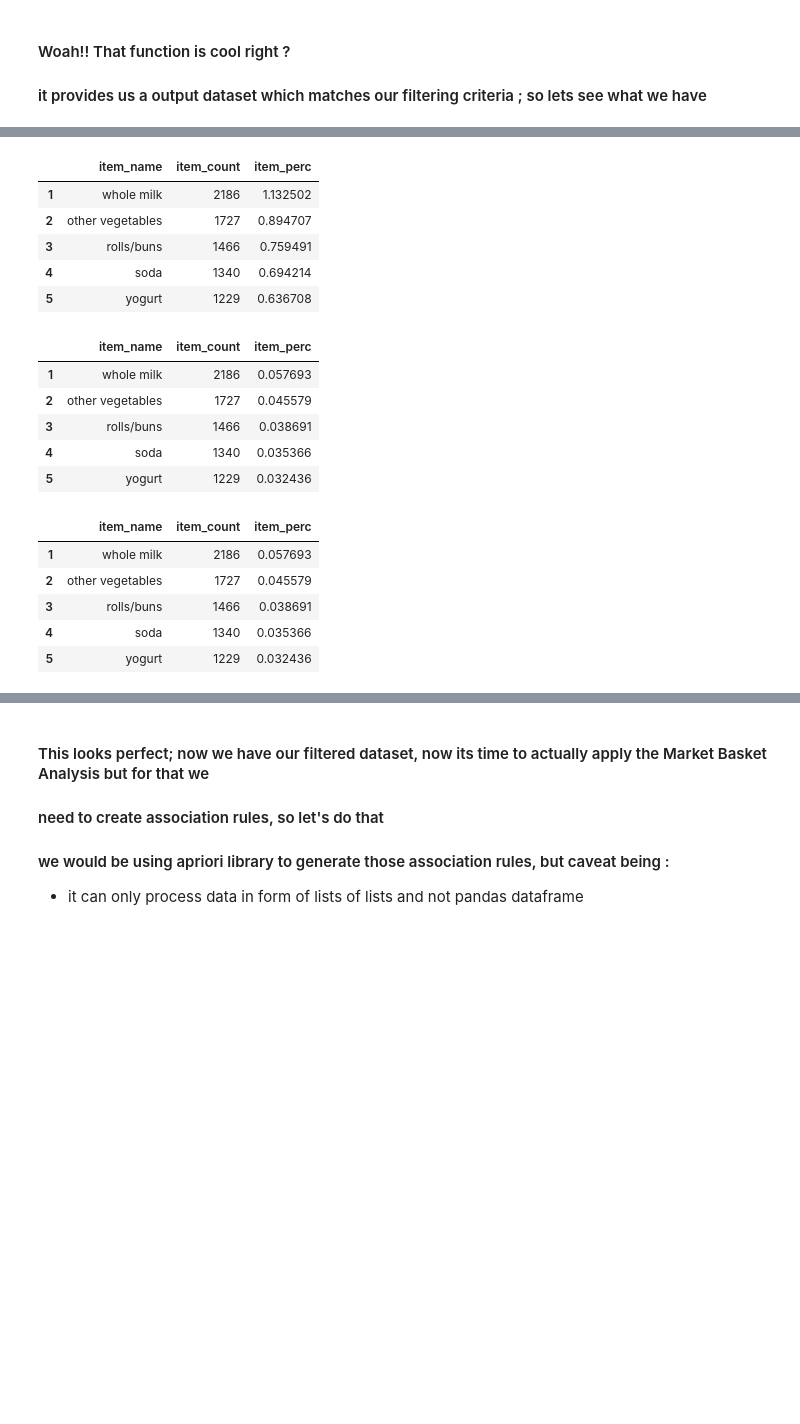
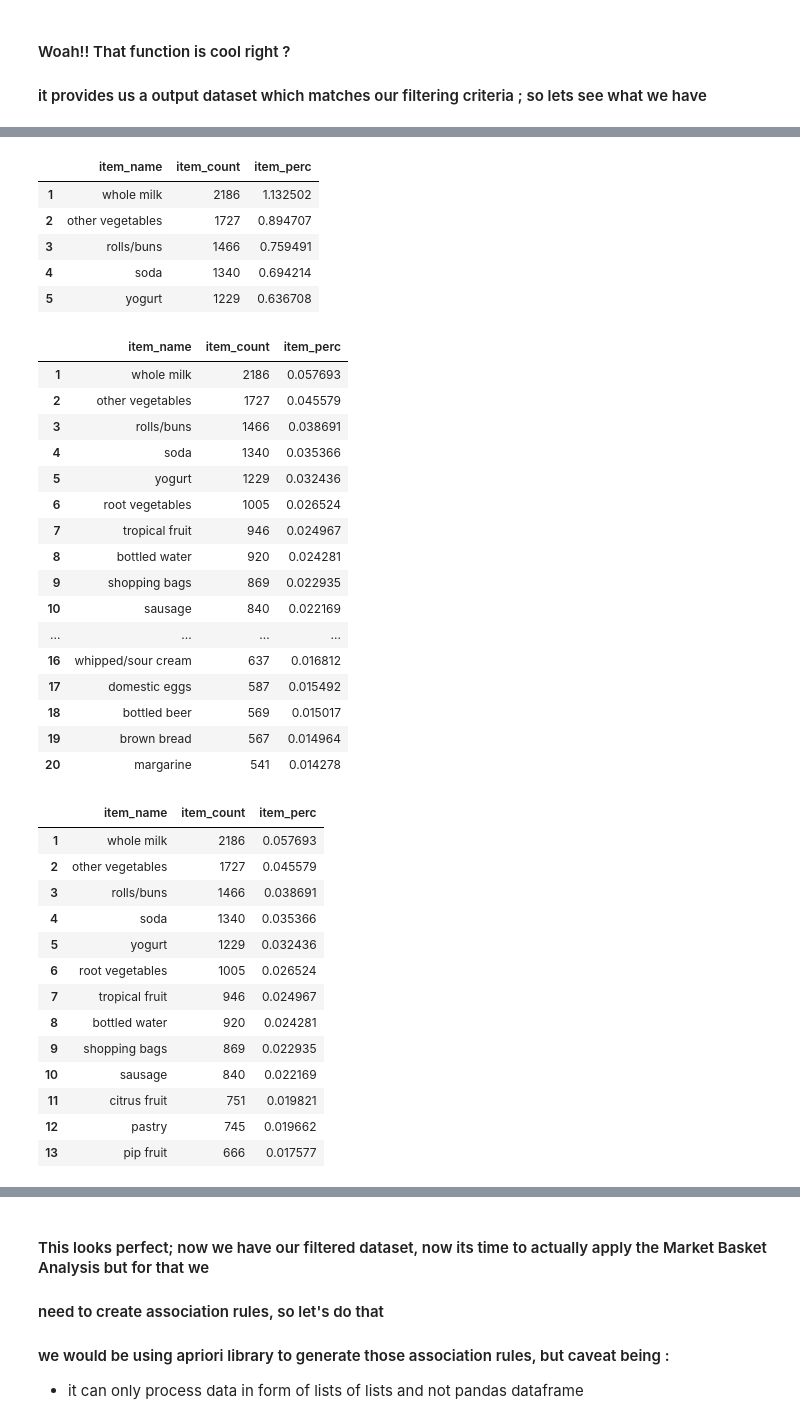
Before and after one commit to Tirth-1999/Market-Basket-Analysis, a Jupyter notebook: Market Basket Analysis Using Python.ipynb, the cells around one changed output, grey strips where cells are left out. Drawn from its saved outputs; the diff is of its cells as text; code cells hidden in the pictures; blank space fills up the shorter version.

```diff
--- a/Market Basket Analysis Using Python.ipynb
+++ b/Market Basket Analysis Using Python.ipynb
@@ -102,26 +113,45 @@ display(final_item_df.head())
 # %%
 final_market_df = final_market_list[1]
 final_market_df_without_null = final_market_list[2]
 output_df = final_market_list[3]
 display(final_market_df.head())
-display(final_market_df_without_null.head())
-display(output_df.head())
+display(final_market_df_without_null.head(20))
+display(output_df.head(20))
 # %% [output]
 |  | item_name | item_count | item_perc |
 | 1 | whole milk | 2186 | 1.132502 |
 | 2 | other vegetables | 1727 | 0.894707 |
 | 3 | rolls/buns | 1466 | 0.759491 |
 | 4 | soda | 1340 | 0.694214 |
 | 5 | yogurt | 1229 | 0.636708 |
 |  | item_name | item_count | item_perc |
 | 1 | whole milk | 2186 | 0.057693 |
 | 2 | other vegetables | 1727 | 0.045579 |
 | 3 | rolls/buns | 1466 | 0.038691 |
 | 4 | soda | 1340 | 0.035366 |
 | 5 | yogurt | 1229 | 0.032436 |
+| 6 | root vegetables | 1005 | 0.026524 |
+| 7 | tropical fruit | 946 | 0.024967 |
+| 8 | bottled water | 920 | 0.024281 |
+| 9 | shopping bags | 869 | 0.022935 |
+| 10 | sausage | 840 | 0.022169 |
+| ... | ... | ... | ... |
+| 16 | whipped/sour cream | 637 | 0.016812 |
+| 17 | domestic eggs | 587 | 0.015492 |
+| 18 | bottled beer | 569 | 0.015017 |
+| 19 | brown bread | 567 | 0.014964 |
+| 20 | margarine | 541 | 0.014278 |
 |  | item_name | item_count | item_perc |
 | 1 | whole milk | 2186 | 0.057693 |
 | 2 | other vegetables | 1727 | 0.045579 |
 | 3 | rolls/buns | 1466 | 0.038691 |
 | 4 | soda | 1340 | 0.035366 |
 | 5 | yogurt | 1229 | 0.032436 |
+| 6 | root vegetables | 1005 | 0.026524 |
+| 7 | tropical fruit | 946 | 0.024967 |
+| 8 | bottled water | 920 | 0.024281 |
+| 9 | shopping bags | 869 | 0.022935 |
+| 10 | sausage | 840 | 0.022169 |
+| 11 | citrus fruit | 751 | 0.019821 |
+| 12 | pastry | 745 | 0.019662 |
+| 13 | pip fruit | 666 | 0.017577 |
```
Also changed, not shown: parts of 8 cells of this notebook, 2 other files.
